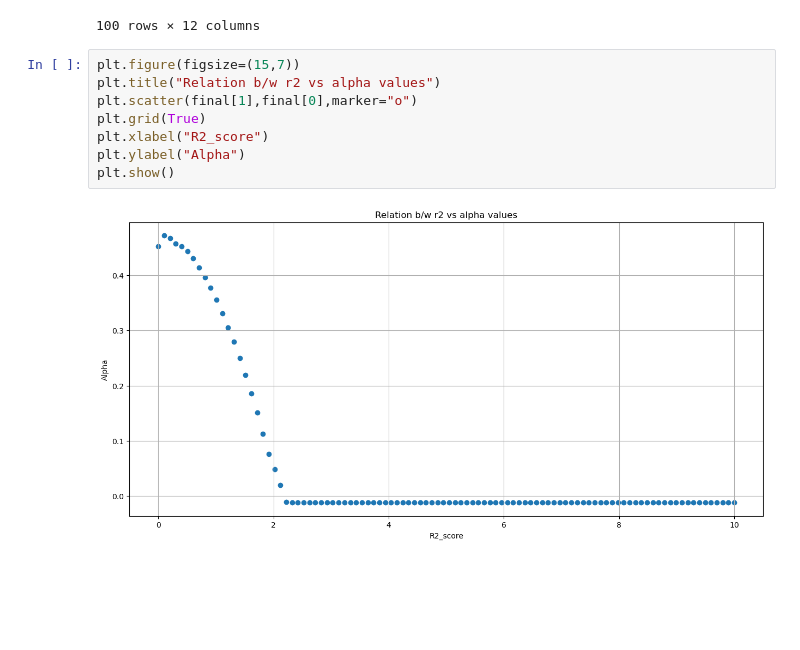
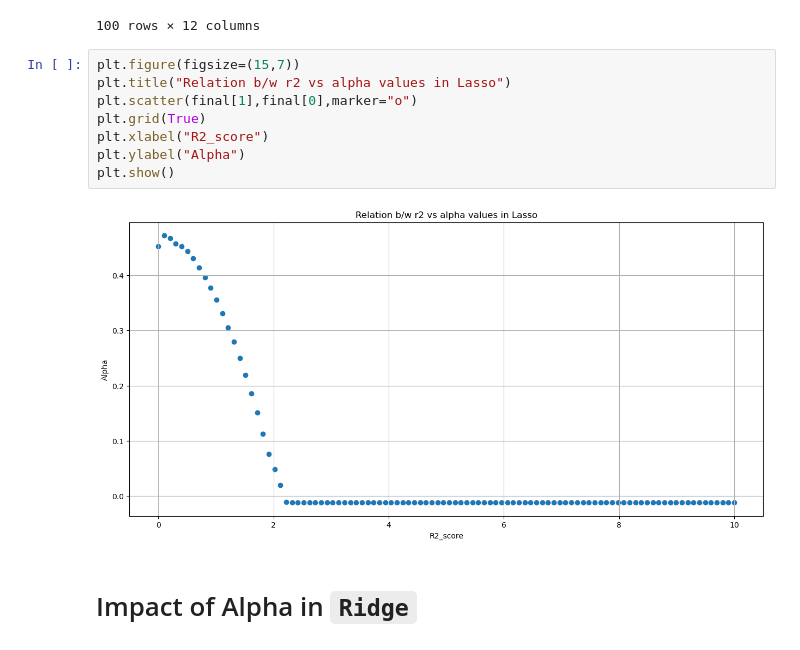
Before and after one commit to Sami606713/100_Days_Of_Machine_Learning, a Jupyter notebook: Regulerization/Elestic_net/Elestice-Net.ipynb, the cells around one changed output. Saved outputs shown, nothing was run; the diff lists cells and outputs as text; blank space fills up the shorter version.

```diff
--- a/Regulerization/Elestic_net/Elestice-Net.ipynb
+++ b/Regulerization/Elestic_net/Elestice-Net.ipynb
@@ -232,11 +232,13 @@ final
 100 rows × 12 columns
 # %%
 plt.figure(figsize=(15,7))
-plt.title("Relation b/w r2 vs alpha values")
+plt.title("Relation b/w r2 vs alpha values in Lasso")
 plt.scatter(final[1],final[0],marker="o")
 plt.grid(True)
 plt.xlabel("R2_score")
 plt.ylabel("Alpha")
 plt.show()
 # %% [output]
-[figure, old version]
+[figure, new version]
+# %% [markdown]
+# Impact of Alpha in `Ridge`
```
Also changed, not shown: parts of 4 cells of this notebook.
